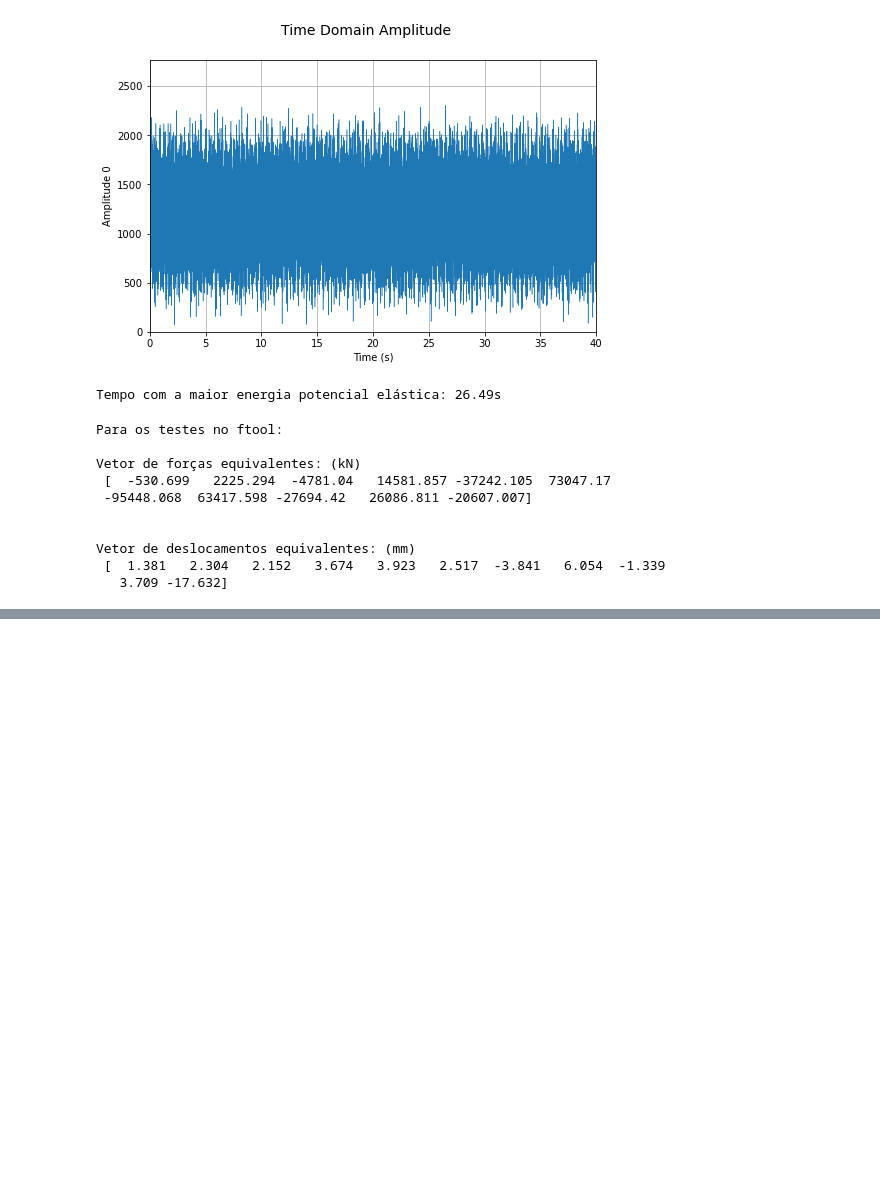
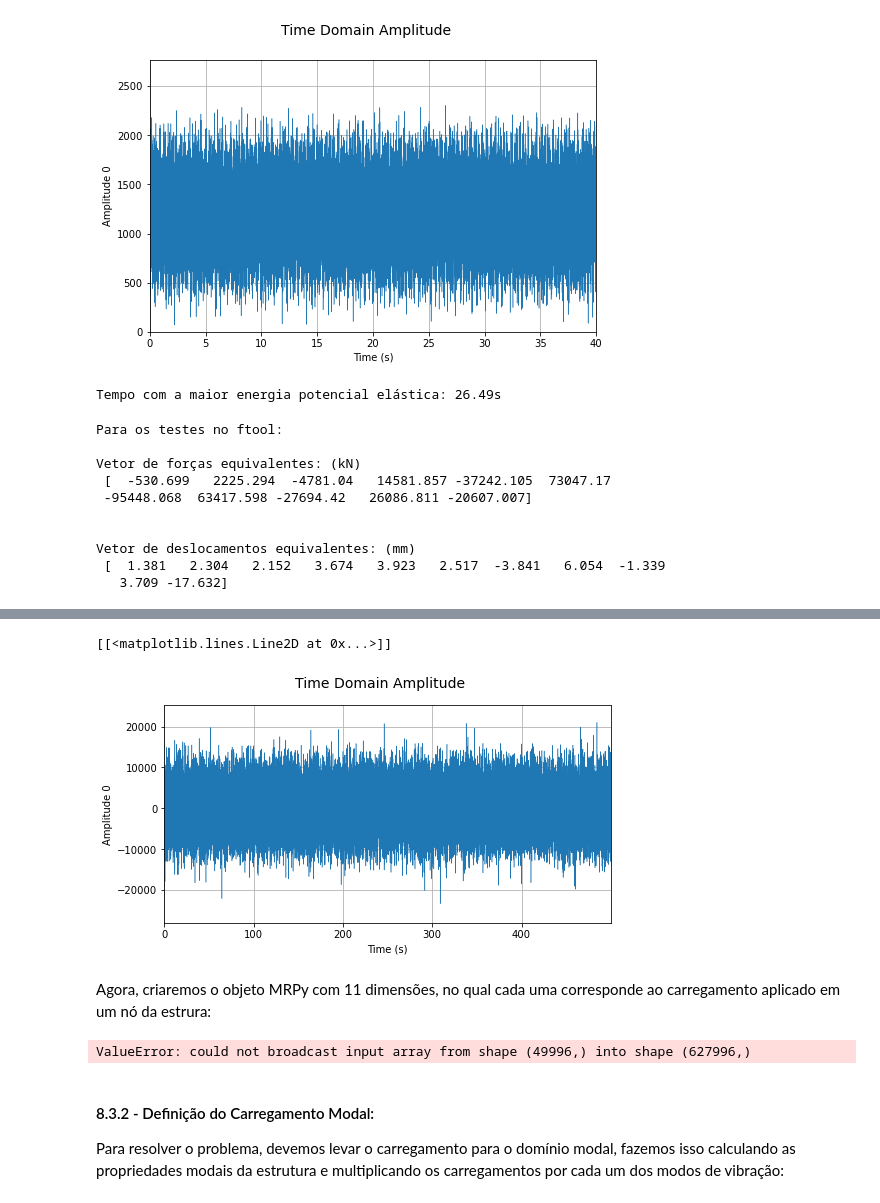
Before and after one commit to GarciaGabe/vibracoes, a Jupyter notebook: TRABALHOS/Trabalho 3/T3_0027550.ipynb, the cells around one changed output, grey strips where cells are left out. Drawn from its saved outputs; the diff is of its cells as text; code cells hidden in the pictures; blank space fills up the shorter version.

```diff
--- a/TRABALHOS/Trabalho 3/T3_0027550.ipynb
+++ b/TRABALHOS/Trabalho 3/T3_0027550.ipynb
@@ -447,0 +550,19 @@ O resultado obtido no ftool foi de 17.83mm contra 17.63mm calculado no python.
+# %%
+F.plot_time(figsize=(8,4))
+# %% [output]
+[[<matplotlib.lines.Line2D at 0x...>]]
+[figure, added]
+# %% [markdown]
+Agora, criaremos o objeto MRPy com 11 dimensões, no qual cada uma corresponde ao carregamento aplicado em um nó da estrura:
+# %%
+FG = MRPy.zeros(NX = 11,N = 627996, fs = fs1)
+FG[5,:] = F
+
+FG.plot_time()
+print()
+# %% [output]
+ValueError: could not broadcast input array from shape (49996,) into shape (627996,)
+# %% [markdown]
+#### 8.3.2 - Definição do Carregamento Modal:
+
+Para resolver o problema, devemos levar o carregamento para o domínio modal, fazemos isso calculando as propriedades modais da estrutura e multiplicando os carregamentos por cada um dos modos de vibração:
```
Also changed, not shown: parts of 12 cells of this notebook, 6 other files.
